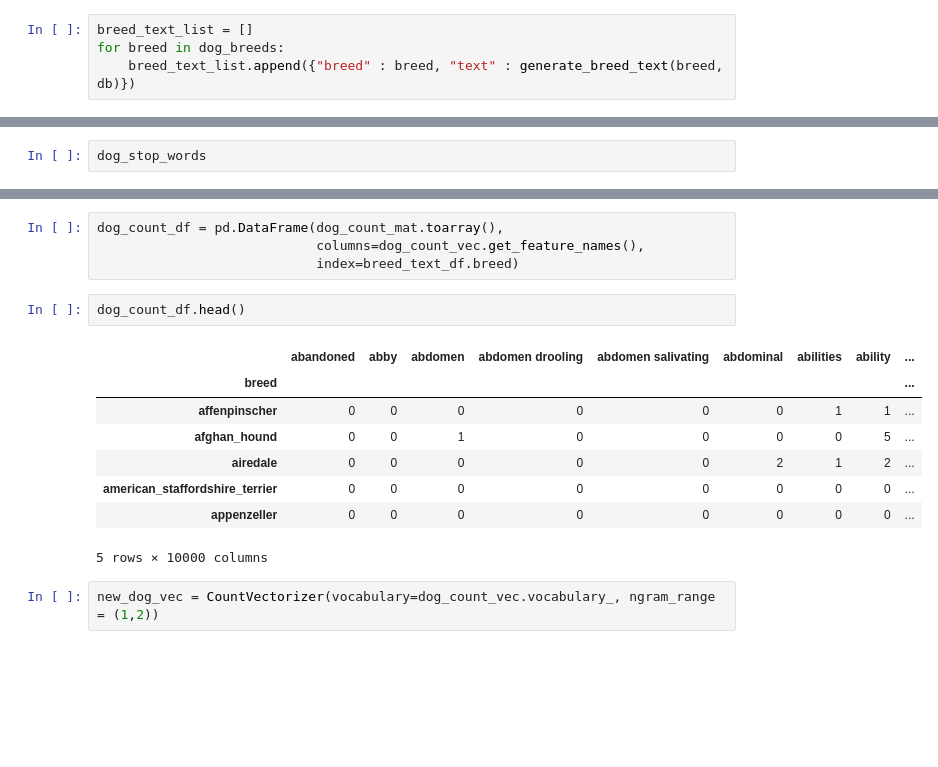
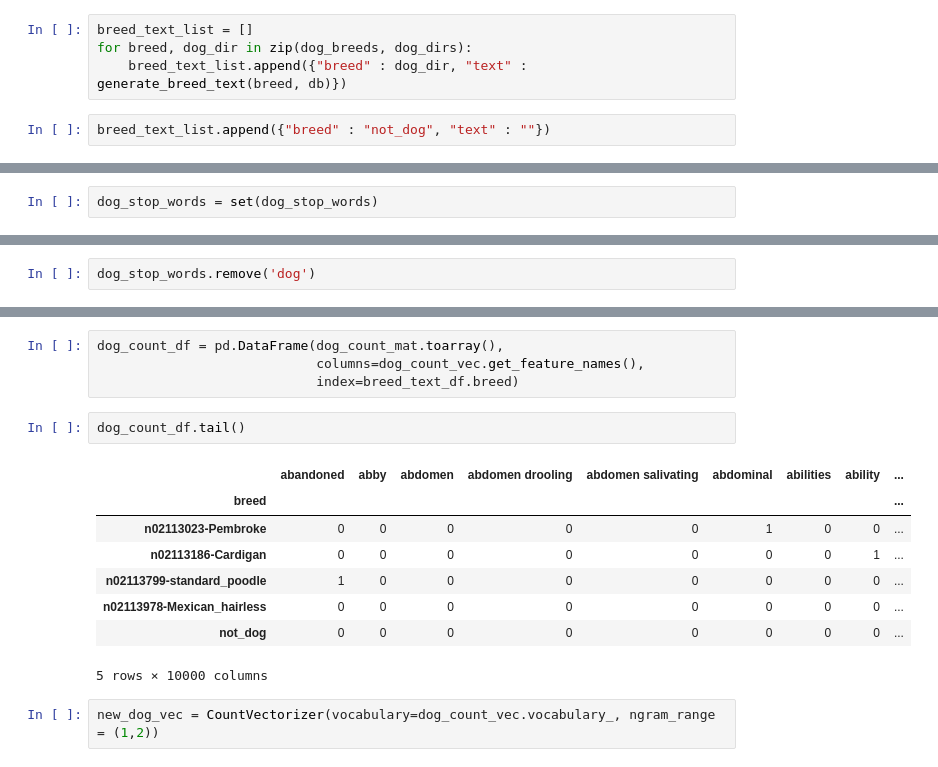
Before and after one commit to aawiegel/Poochr, a Jupyter notebook: PoochrScoopr.ipynb, the cells around one changed output, grey strips where cells are left out. Drawn from its saved outputs; the diff is of its cells as text; blank space fills up the shorter version.

```diff
--- a/PoochrScoopr.ipynb
+++ b/PoochrScoopr.ipynb
@@ -749,8 +739,10 @@ client = pymongo.MongoClient("mongodb://54.67.82.182/dogbreeds")
 db = client.dogbreeds
 # %%
 breed_text_list = []
-for breed in dog_breeds:
-    breed_text_list.append({"breed" : breed, "text" : generate_breed_text(breed, db)})
+for breed, dog_dir in zip(dog_breeds, dog_dirs):
+    breed_text_list.append({"breed" : dog_dir, "text" : generate_breed_text(breed, db)})
+# %%
+breed_text_list.append({"breed" : "not_dog", "text" : ""})
 # %%
 breed_text_df = pd.DataFrame(breed_text_list)
 # %%
@@ -771,4 +763,4 @@ dog_stop_words = []
 for breed in dog_breeds:
     dog_stop_words += breed.split("_")
 # %%
-dog_stop_words
+dog_stop_words = set(dog_stop_words)
@@ -793,3 +767,5 @@ dog_stop_words
+# %%
+dog_stop_words.remove('dog')
 # %%
 stop_words = text.ENGLISH_STOP_WORDS.union(dog_stop_words)
 # %%
@@ -803,15 +779,15 @@ dog_count_df = pd.DataFrame(dog_count_mat.toarray(),
                             columns=dog_count_vec.get_feature_names(),
                             index=breed_text_df.breed)
 # %%
-dog_count_df.head()
+dog_count_df.tail()
 # %% [output]
 |  | abandoned | abby | abdomen | abdomen drooling | abdomen salivating | abdominal | abilities | ability | ... |
 | breed |  |  |  |  |  |  |  |  | ... |
-| affenpinscher | 0 | 0 | 0 | 0 | 0 | 0 | 1 | 1 | ... |
-| afghan_hound | 0 | 0 | 1 | 0 | 0 | 0 | 0 | 5 | ... |
-| airedale | 0 | 0 | 0 | 0 | 0 | 2 | 1 | 2 | ... |
-| american_staffordshire_terrier | 0 | 0 | 0 | 0 | 0 | 0 | 0 | 0 | ... |
-| appenzeller | 0 | 0 | 0 | 0 | 0 | 0 | 0 | 0 | ... |
+| n02113023-Pembroke | 0 | 0 | 0 | 0 | 0 | 1 | 0 | 0 | ... |
+| n02113186-Cardigan | 0 | 0 | 0 | 0 | 0 | 0 | 0 | 1 | ... |
+| n02113799-standard_poodle | 1 | 0 | 0 | 0 | 0 | 0 | 0 | 0 | ... |
+| n02113978-Mexican_hairless | 0 | 0 | 0 | 0 | 0 | 0 | 0 | 0 | ... |
+| not_dog | 0 | 0 | 0 | 0 | 0 | 0 | 0 | 0 | ... |
 5 rows × 10000 columns
 # %%
 new_dog_vec = CountVectorizer(vocabulary=dog_count_vec.vocabulary_, ngram_range = (1,2))
```
Also changed, not shown: parts of 23 cells of this notebook.
